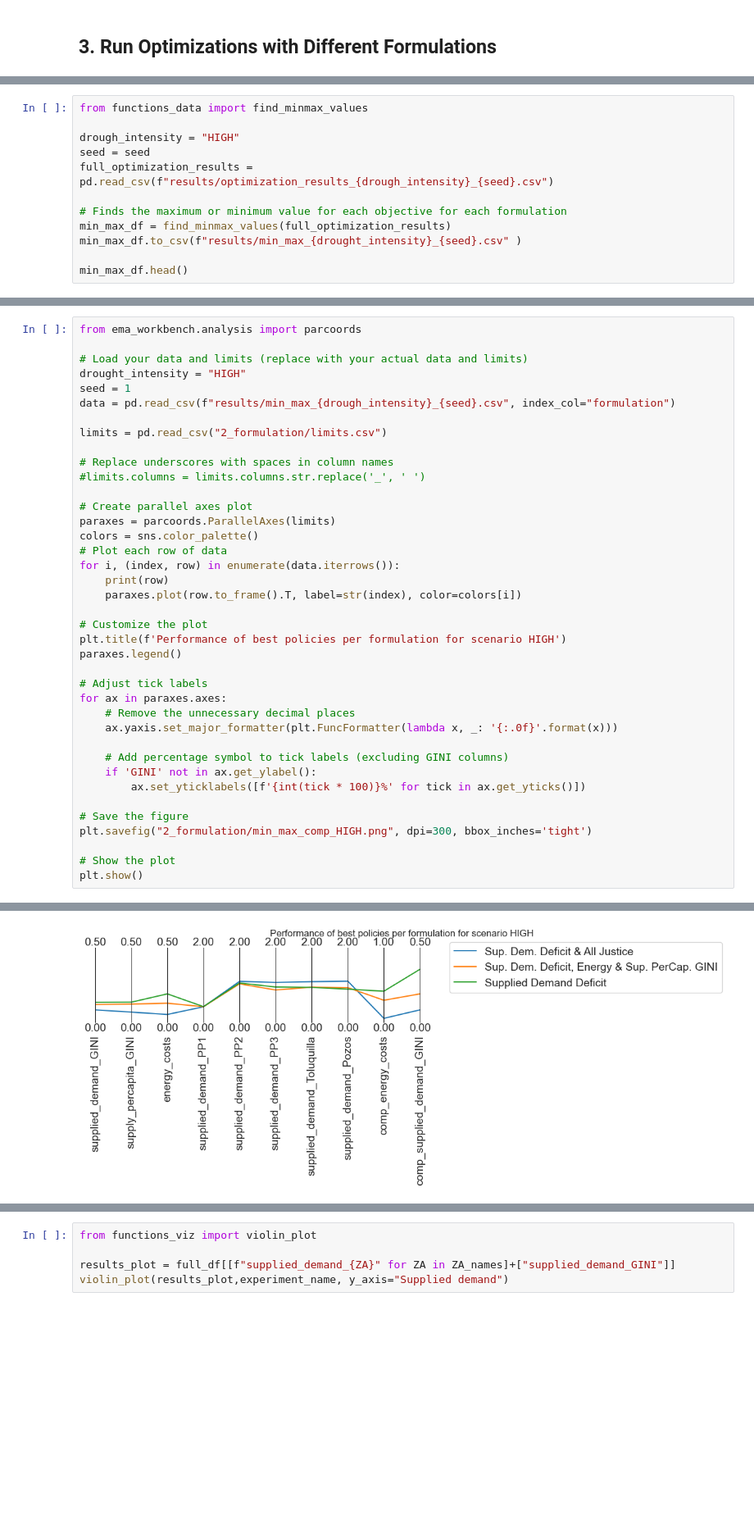
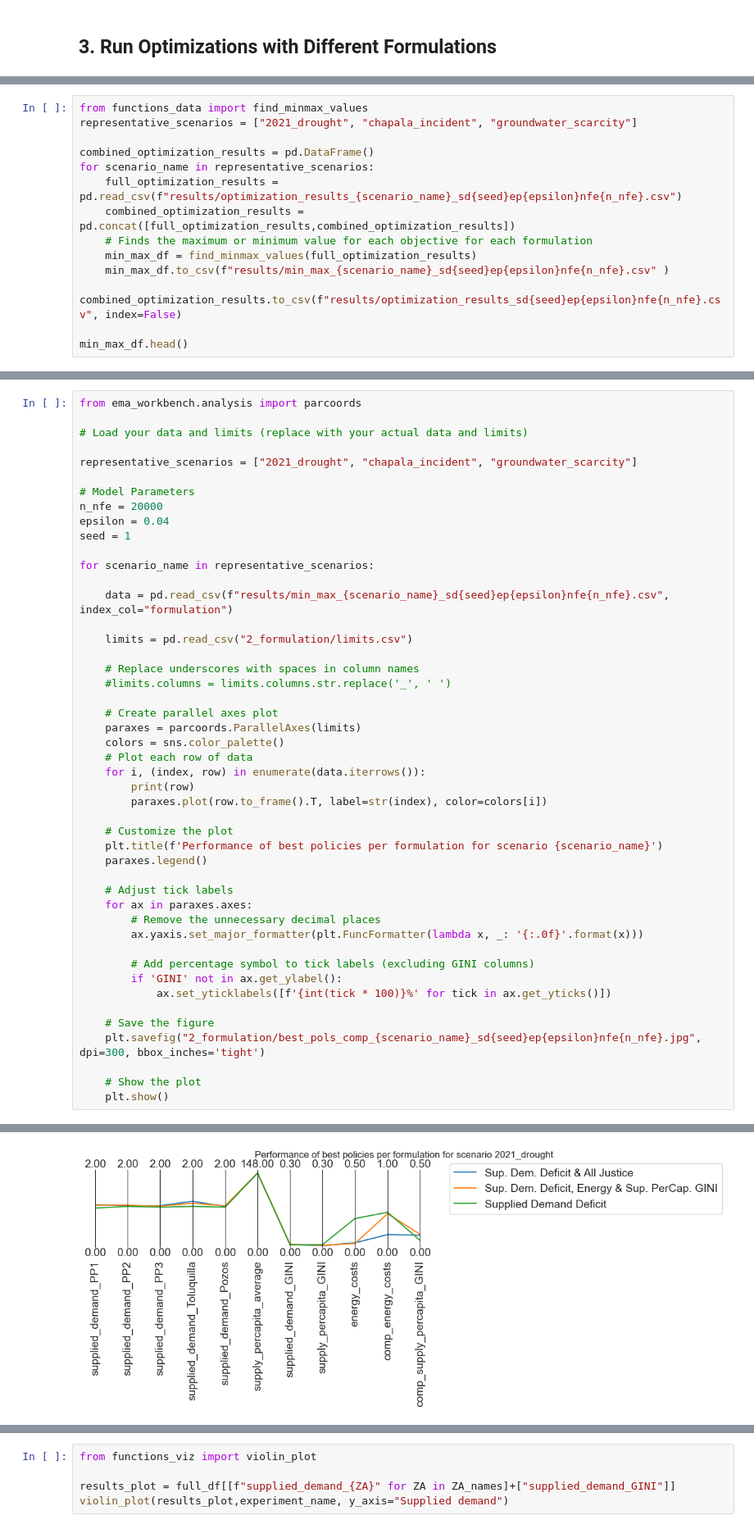
Before and after one commit to arielgoldin/GDL_Aquapheric_Policies, a Jupyter notebook: 2_optimization_formulations.ipynb, the cells around one changed output, grey strips where cells are left out. Shown at 82% size. Cells and saved outputs as stored; diff of their text form; blank space fills up the shorter version.

```diff
--- a/2_optimization_formulations.ipynb
+++ b/2_optimization_formulations.ipynb
@@ -275,13 +235,16 @@ full_optimization_results.head()
 # %%
 from functions_data import find_minmax_values
+representative_scenarios = ["2021_drought", "chapala_incident", "groundwater_scarcity"]
 
-drough_intensity = "HIGH"
-seed = seed
-full_optimization_results = pd.read_csv(f"results/optimization_results_{drough_intensity}_{seed}.csv")
+combined_optimization_results = pd.DataFrame()
+for scenario_name in representative_scenarios:
+    full_optimization_results = pd.read_csv(f"results/optimization_results_{scenario_name}_sd{seed}ep{epsilon}nfe{n_nfe}.csv")
+    combined_optimization_results = pd.concat([full_optimization_results,combined_optimization_results])
+    # Finds the maximum or minimum value for each objective for each formulation
+    min_max_df = find_minmax_values(full_optimization_results)
+    min_max_df.to_csv(f"results/min_max_{scenario_name}_sd{seed}ep{epsilon}nfe{n_nfe}.csv" )
 
-# Finds the maximum or minimum value for each objective for each formulation
-min_max_df = find_minmax_values(full_optimization_results)
-min_max_df.to_csv(f"results/min_max_{drought_intensity}_{seed}.csv" )
+combined_optimization_results.to_csv(f"results/optimization_results_sd{seed}ep{epsilon}nfe{n_nfe}.csv", index=False)
 
 min_max_df.head()
 # %% [output]
@@ -294,39 +257,47 @@ min_max_df.head()
 from ema_workbench.analysis import parcoords
 
 # Load your data and limits (replace with your actual data and limits)
-drought_intensity = "HIGH"
+
+representative_scenarios = ["2021_drought", "chapala_incident", "groundwater_scarcity"]
+
+# Model Parameters
+n_nfe = 20000
+epsilon = 0.04
 seed = 1
-data = pd.read_csv(f"results/min_max_{drough_intensity}_{seed}.csv", index_col="formulation")
 
-limits = pd.read_csv("2_formulation/limits.csv")
+for scenario_name in representative_scenarios:
 
-# Replace underscores with spaces in column names
-#limits.columns = limits.columns.str.replace('_', ' ')
+    data = pd.read_csv(f"results/min_max_{scenario_name}_sd{seed}ep{epsilon}nfe{n_nfe}.csv", index_col="formulation")
 
-# Create parallel axes plot
-paraxes = parcoords.ParallelAxes(limits)
-colors = sns.color_palette()
-# Plot each row of data
-for i, (index, row) in enumerate(data.iterrows()):
-    print(row)
-    paraxes.plot(row.to_frame().T, label=str(index), color=colors[i])
+    limits = pd.read_csv("2_formulation/limits.csv")
 
-# Customize the plot
-plt.title(f'Performance of best policies per formulation for scenario HIGH')
-paraxes.legend()
+    # Replace underscores with spaces in column names
+    #limits.columns = limits.columns.str.replace('_', ' ')
 
-# Adjust tick labels
-for ax in paraxes.axes:
-    # Remove the unnecessary decimal places
-    ax.yaxis.set_major_formatter(plt.FuncFormatter(lambda x, _: '{:.0f}'.format(x)))
+    # Create parallel axes plot
+    paraxes = parcoords.ParallelAxes(limits)
+    colors = sns.color_palette()
+    # Plot each row of data
+    for i, (index, row) in enumerate(data.iterrows()):
+        print(row)
+        paraxes.plot(row.to_frame().T, label=str(index), color=colors[i])
 
-    # Add percentage symbol to tick labels (excluding GINI columns)
-    if 'GINI' not in ax.get_ylabel():
-        ax.set_yticklabels([f'{int(tick * 100)}%' for tick in ax.get_yticks()])
+    # Customize the plot
+    plt.title(f'Performance of best policies per formulation for scenario {scenario_name}')
+    paraxes.legend()
 
-# Save the figure
-plt.savefig("2_formulation/min_max_comp_HIGH.png", dpi=300, bbox_inches='tight')
+    # Adjust tick labels
+    for ax in paraxes.axes:
+        # Remove the unnecessary decimal places
+        ax.yaxis.set_major_formatter(plt.FuncFormatter(lambda x, _: '{:.0f}'.format(x)))
 
-# Show the plot
-plt.show()
+        # Add percentage symbol to tick labels (excluding GINI columns)
+        if 'GINI' not in ax.get_ylabel():
+            ax.set_yticklabels([f'{int(tick * 100)}%' for tick in ax.get_yticks()])
+
+    # Save the figure
+    plt.savefig("2_formulation/best_pols_comp_{scenario_name}_sd{seed}ep{epsilon}nfe{n_nfe}.jpg", dpi=300, bbox_inches='tight')
+
+    # Show the plot
+    plt.show()
 # %% [output]
@@ -349,2 +320,2 @@ comp_supplied_demand_GINI             0.357
 Name: Supplied Demand Deficit, dtype: float64
-[figure, old version]
+[figure, new version]
```
Also changed, not shown: parts of 23 cells of this notebook, 32 other files.
